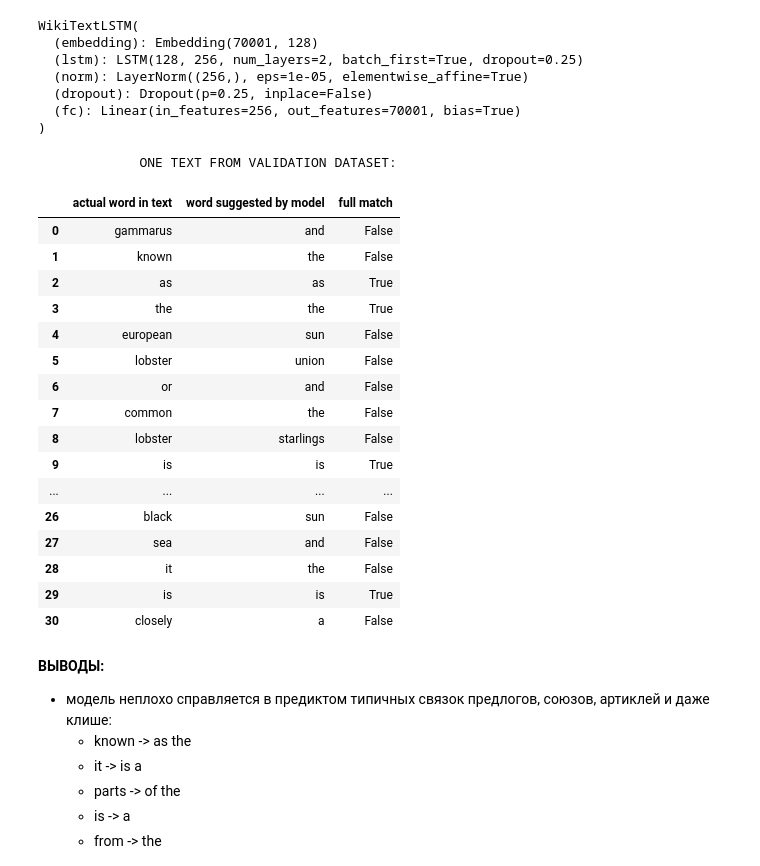
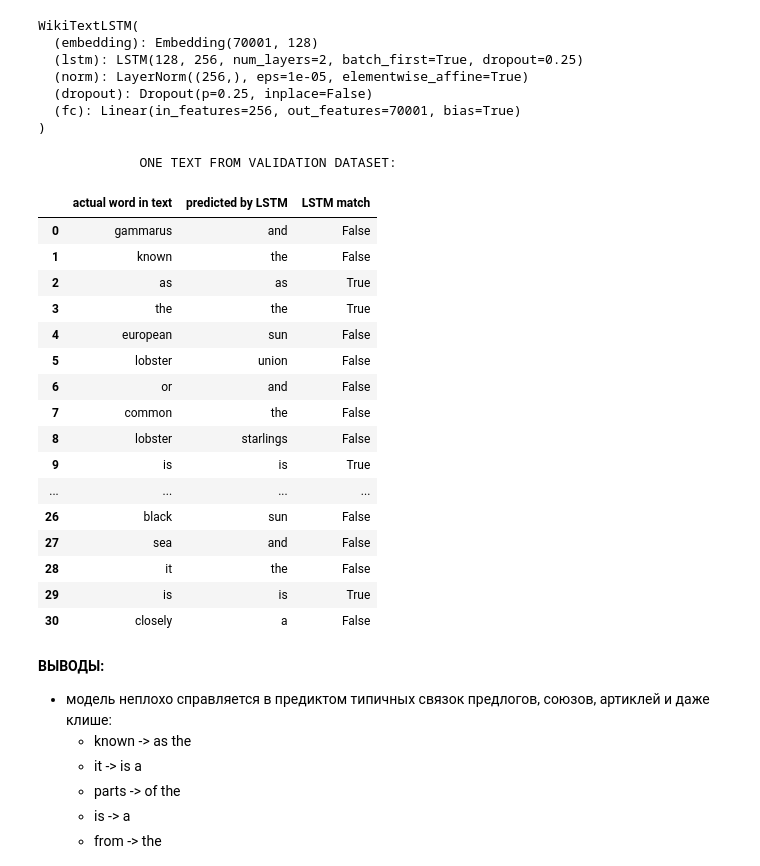
Before and after one commit to SanSanychSeva/Yandex_Practicum_DL_Engineer_2026_stream2, a Jupyter notebook: stream2_handson_project.ipynb, the cells around one changed output. Drawn from its saved outputs; the diff is of its cells as text; code cells hidden in the pictures.

```diff
--- a/stream2_handson_project.ipynb
+++ b/stream2_handson_project.ipynb
@@ -631,12 +636,18 @@ if run_LSTM_model:
         if not running_in_cloud:            # будем сохранять модель после каждой эпохи для early stopping
             torch.save(model_lstm.state_dict(), os.path.join('.','models','lstm_model_dict_epoch_'+str(epoch)+'.save'))
             joblib.dump(lstm_train_history, os.path.join('.','models','lstm_train_history_epoch_'+str(epoch)+'.save'))
+
+        if epoch == 4:
+            best_model_state = copy.deepcopy(model_lstm.state_dict())
+        elif epoch == nof_epochs - 1:
+            model_lstm.load_state_dict(best_model_state)
 else:
     if running_in_cloud:
         sys.exit('FYI: debug flags mismatch: you are not supposed to save/load models when rinning in the cloud')
     else:
         model_lstm.load_state_dict(torch.load(os.path.join('.','models','lstm_model_dict_epoch_4.save')))
-        lstm_train_history = joblib.load(os.path.join('.','models','lstm_train_history_epoch_6.save'))
+        lstm_train_history = joblib.load(os.path.join('.','models',
+                                                      'lstm_train_history_epoch_'+str(nof_epochs - 1)+'.save'))
 
         for epoch in range(len(lstm_train_history)):
             train_loss, val_loss, perp, epoch_runtime = lstm_train_history[epoch]
@@ -660,8 +671,8 @@ Epoch 7 run 1533 seconds:   Avg via epoch Train Loss = 5.6192 |  Final epoch end
 # %% [markdown]
 ## оценим результаты визуально
 # %%
-X_val = val_numpy_array[:512,:-1]
-y_val = val_numpy_array[:512,1:]
+X_val = val_numpy_array[:256,:-1]
+y_val = val_numpy_array[:256,1:]
 
 model_lstm.eval()
 # %% [output]
@@ -673,26 +684,26 @@ WikiTextLSTM(
   (fc): Linear(in_features=256, out_features=70001, bias=True)
 )
 # %%
-y_pred = np.argmax(model_lstm(torch.tensor(X_val, dtype=torch.long)).detach().numpy(), axis=2)
+y_pred_LSTM = np.argmax(model_lstm(torch.tensor(X_val, dtype=torch.long)).detach().numpy(), axis=2)
 # %%
 view_df = pd.DataFrame(
-             index=['actual word in text', 'word suggested by model'],
+             index=['actual word in text', 'predicted by LSTM'],
              data=[
                    list(y_val.flatten()),
-                   list(y_pred.flatten())
+                   list(y_pred_LSTM.flatten())
     ]
 ).T
 
 for col in view_df.columns:       # а теперь декодируем номера классов обратно в слова
     view_df[col] = view_df[col].map(lambda n: words_decoder[n] if n >= 0 else 'NA')
 
-view_df['full match'] = view_df['actual word in text'] == view_df['word suggested by model']
+view_df['LSTM match'] = view_df['actual word in text'] == view_df['predicted by LSTM']
 
 print(' '*12, 'ONE TEXT FROM VALIDATION DATASET:')
 view_df.head(31)                  # развернем первую последовательность вертикально
 # %% [output]
              ONE TEXT FROM VALIDATION DATASET:
-|  | actual word in text | word suggested by model | full match |
+|  | actual word in text | predicted by LSTM | LSTM match |
 | 0 | gammarus | and | False |
 | 1 | known | the | False |
 | 2 | as | as | True |
```
Also changed, not shown: parts of 51 cells of this notebook.
